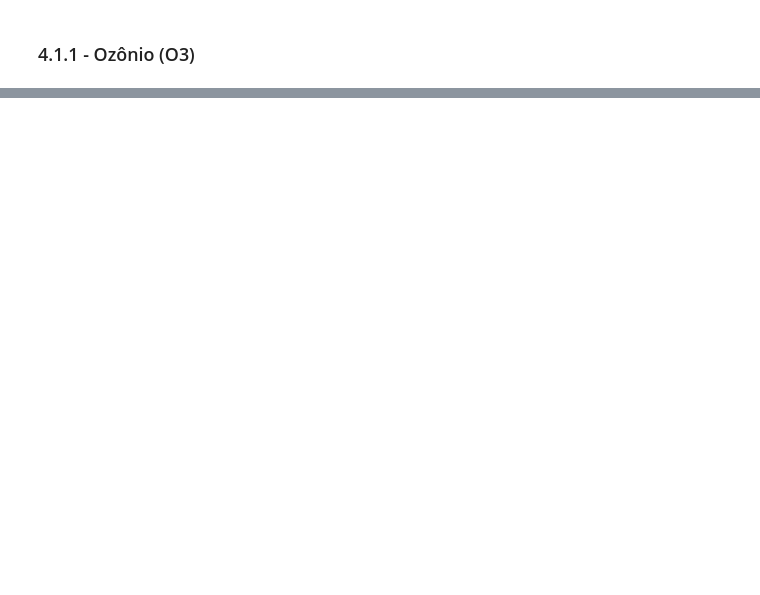
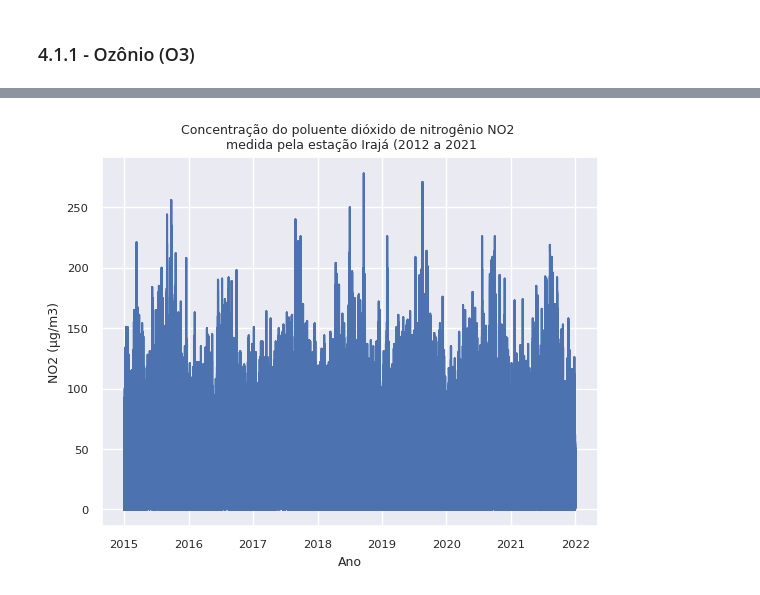
Before and after one commit to Luciahelenasantos/PUC-SPRINT-III, a Jupyter notebook: MVP_SPRINTIII_V1.ipynb, the cells around one changed output, grey strips where cells are left out. Saved outputs shown, nothing was run; the diff lists cells and outputs as text; code cells hidden in the pictures; blank space fills up the shorter version.

```diff
--- a/MVP_SPRINTIII_V1.ipynb
+++ b/MVP_SPRINTIII_V1.ipynb
@@ -447,0 +560,5 @@ plt.ylabel("O3 (µg/m3)");
+# %%
+# Selecionando no banco dadoarsp o poluentes NO2
+
+dadoarNO2 = dadoarsp[['Data','Estacao', 'Poluente', 'Valor', 'Ano','estacao_ano','Mes','nmes','periodo_dia','Hora']]
+dadoarNO2 = dadoarNO2.loc[  dadoarNO2 ['Poluente'] == 'NO2' ]
@@ -447,0 +596,11 @@ plt.ylabel("O3 (µg/m3)");
+# %%
+# Gráfico de linhas da série histórica do poluente NO2 dióxido de nitrogênio
+
+sns.set_style('darkgrid')
+sns.set_theme(style="darkgrid", font_scale=0.75)
+plt.ylabel("NO2 (µg/m3)")
+plt.xlabel("Ano")
+plt.plot(dadoarNO2['Data'], dadoarNO2['Valor'])
+plt.title('Concentração do poluente dióxido de nitrogênio NO2 \n medida pela estação Irajá (2012 a 2021');
+# %% [output]
+[figure, added]
```
Also changed, not shown: parts of 45 cells of this notebook.
